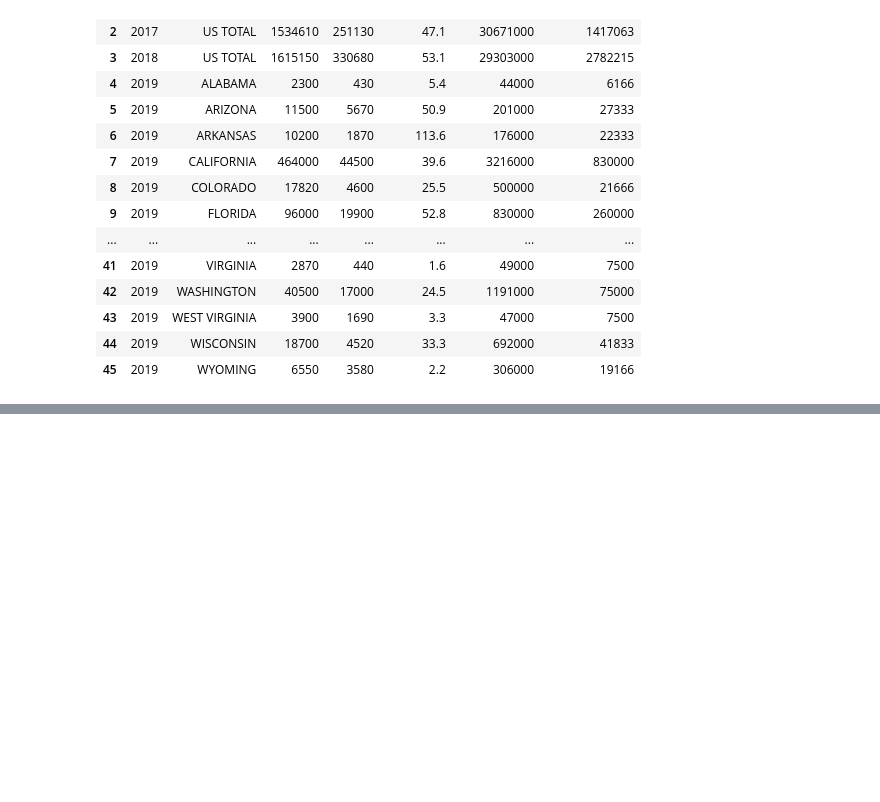
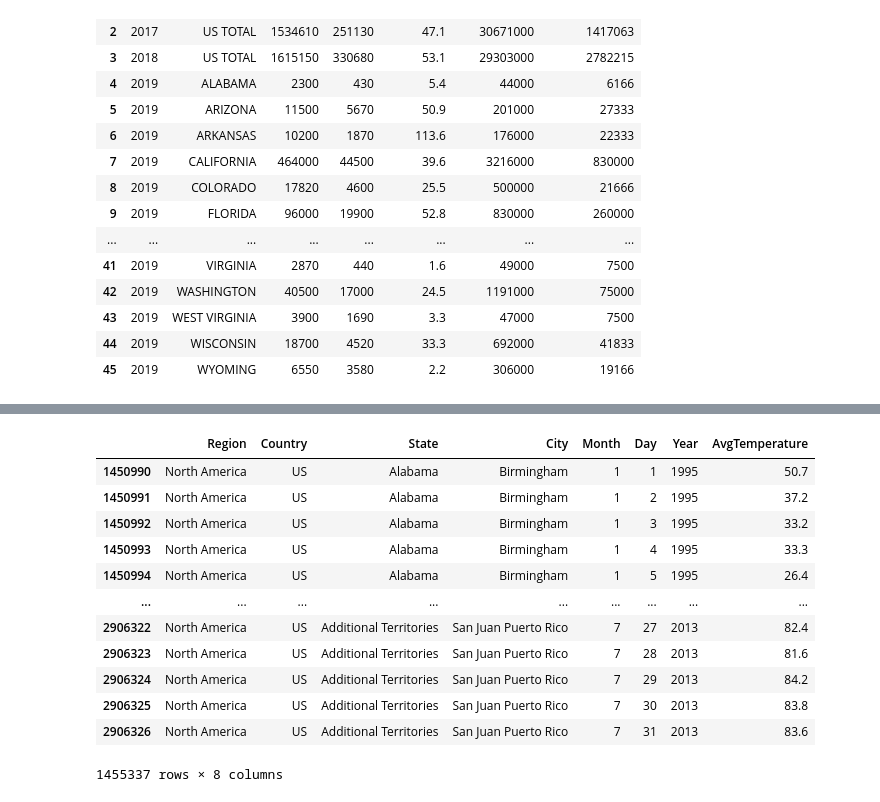
Before and after one commit to gamem001/bees_machine_learning, a Jupyter notebook: kristina/all_data_merge.ipynb, the cells around one changed output, grey strips where cells are left out. Saved outputs shown, nothing was run; the diff lists cells and outputs as text; code cells hidden in the pictures; blank space fills up the shorter version.

```diff
--- a/kristina/all_data_merge.ipynb
+++ b/kristina/all_data_merge.ipynb
@@ -413,0 +431,17 @@ combined_w_colonies
+# %%
+temp_data.drop(temp_data.loc[temp_data['Country'] != 'US'].index, inplace=True)
+temp_data
+# %% [output]
+|  | Region | Country | State | City | Month | Day | Year | AvgTemperature |
+| 1450990 | North America | US | Alabama | Birmingham | 1 | 1 | 1995 | 50.7 |
+| 1450991 | North America | US | Alabama | Birmingham | 1 | 2 | 1995 | 37.2 |
+| 1450992 | North America | US | Alabama | Birmingham | 1 | 3 | 1995 | 33.2 |
+| 1450993 | North America | US | Alabama | Birmingham | 1 | 4 | 1995 | 33.3 |
+| 1450994 | North America | US | Alabama | Birmingham | 1 | 5 | 1995 | 26.4 |
+| ... | ... | ... | ... | ... | ... | ... | ... | ... |
+| 2906322 | North America | US | Additional Territories | San Juan Puerto Rico | 7 | 27 | 2013 | 82.4 |
+| 2906323 | North America | US | Additional Territories | San Juan Puerto Rico | 7 | 28 | 2013 | 81.6 |
+| 2906324 | North America | US | Additional Territories | San Juan Puerto Rico | 7 | 29 | 2013 | 84.2 |
+| 2906325 | North America | US | Additional Territories | San Juan Puerto Rico | 7 | 30 | 2013 | 83.8 |
+| 2906326 | North America | US | Additional Territories | San Juan Puerto Rico | 7 | 31 | 2013 | 83.6 |
+1455337 rows × 8 columns
```
Also changed, not shown: parts of 13 cells of this notebook, 1 other file.
